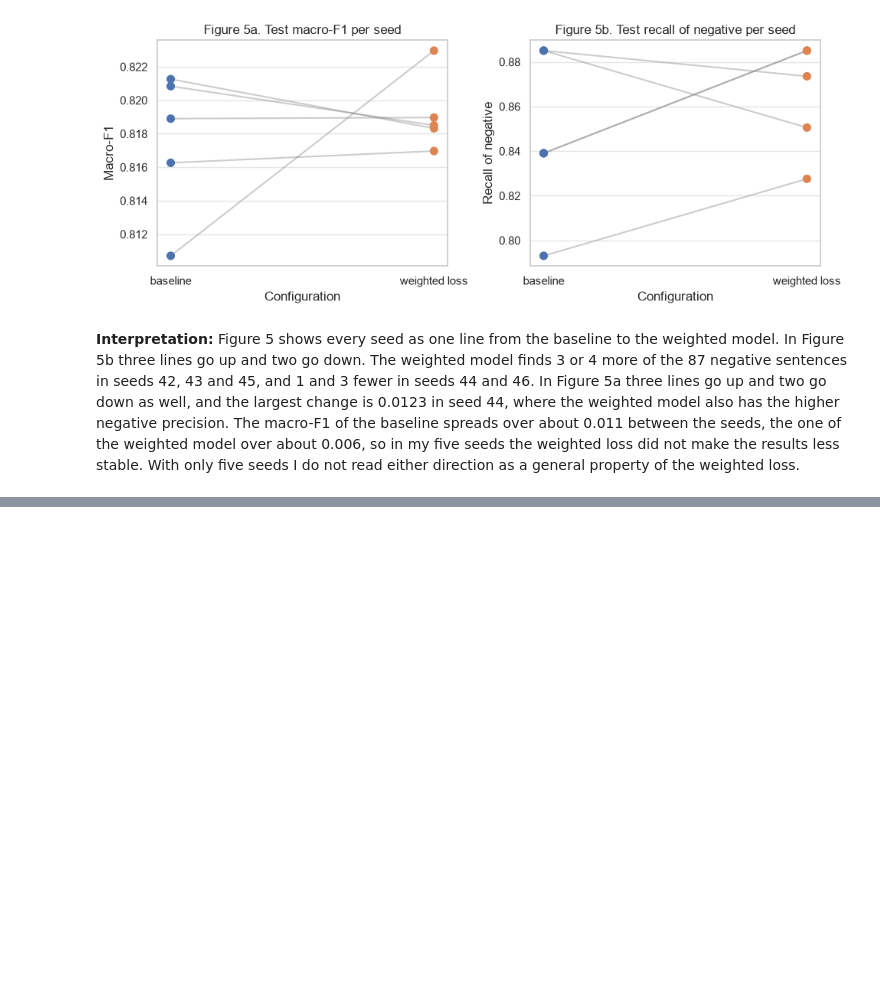
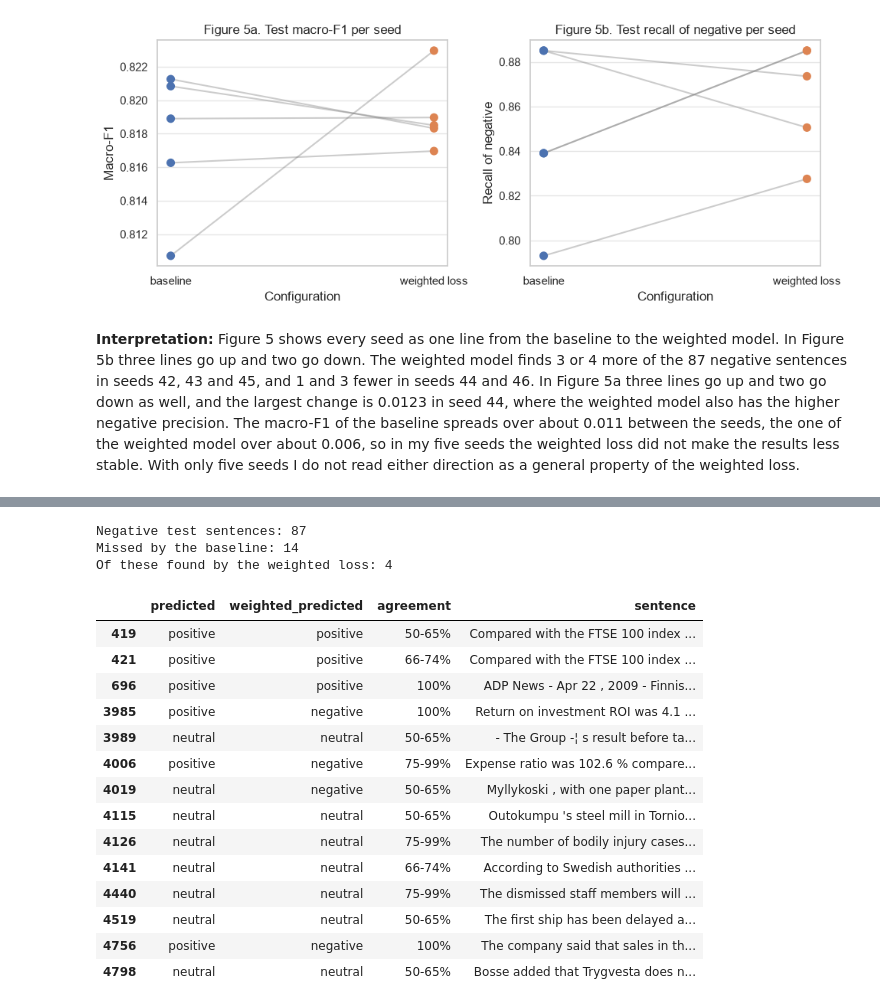
Before and after one commit to mauroreverberi/deep_learning_systems, a Jupyter notebook: deep_learning.ipynb, the cells around one changed output, grey strips where cells are left out. Drawn from its saved outputs; the diff is of its cells as text; code cells hidden in the pictures; blank space fills up the shorter version.

```diff
--- a/deep_learning.ipynb
+++ b/deep_learning.ipynb
@@ -704,0 +748,10 @@ plt.show()
+# %%
+baseline_probabilities = test_probabilities[("baseline", MAIN_SEED)]
+weighted_probabilities = test_probabilities[("weighted loss", MAIN_SEED)]
+test["predicted"] = [LABELS[i] for i in baseline_probabilities.argmax(axis=1)]
+test["confidence"] = baseline_probabilities.max(axis=1)
+test["weighted_predicted"] = [LABELS[i] for i in weighted_probabilities.argmax(axis=1)]
+
+errors = test[test["predicted"] != test["label"]]
+print(f"Baseline errors on the test split, seed {MAIN_SEED}: {len(errors)} of {len(test)}")
+errors.groupby(["label", "predicted"]).size().rename("errors").to_frame()
@@ -704,0 +786,27 @@ plt.show()
+# %%
+# negative sentences that the baseline misses, and what the weighted loss does with them
+missed = test[(test["label"] == "negative") & (test["predicted"] != "negative")]
+print(f"Negative test sentences: {(test['label'] == 'negative').sum()}")
+print(f"Missed by the baseline: {len(missed)}")
+print(f"Of these found by the weighted loss: {(missed['weighted_predicted'] == 'negative').sum()}")
+with pd.option_context("display.max_colwidth", None):
+    display(missed[["predicted", "weighted_predicted", "agreement", "sentence"]])
+# %% [output]
+Negative test sentences: 87
+Missed by the baseline: 14
+Of these found by the weighted loss: 4
+|  | predicted | weighted_predicted | agreement | sentence |
+| 419 | positive | positive | 50-65% | Compared with the FTSE 100 index ... |
+| 421 | positive | positive | 66-74% | Compared with the FTSE 100 index ... |
+| 696 | positive | positive | 100% | ADP News - Apr 22 , 2009 - Finnis... |
+| 3985 | positive | negative | 100% | Return on investment ROI was 4.1 ... |
+| 3989 | neutral | neutral | 50-65% | - The Group -¦ s result before ta... |
+| 4006 | positive | negative | 75-99% | Expense ratio was 102.6 % compare... |
+| 4019 | neutral | negative | 50-65% | Myllykoski , with one paper plant... |
+| 4115 | neutral | neutral | 50-65% | Outokumpu 's steel mill in Tornio... |
+| 4126 | neutral | neutral | 75-99% | The number of bodily injury cases... |
+| 4141 | neutral | neutral | 66-74% | According to Swedish authorities ... |
+| 4440 | neutral | neutral | 75-99% | The dismissed staff members will ... |
+| 4519 | neutral | neutral | 50-65% | The first ship has been delayed a... |
+| 4756 | positive | negative | 100% | The company said that sales in th... |
+| 4798 | neutral | neutral | 50-65% | Bosse added that Trygvesta does n... |
```
Also changed, not shown: parts of 10 cells of this notebook.
